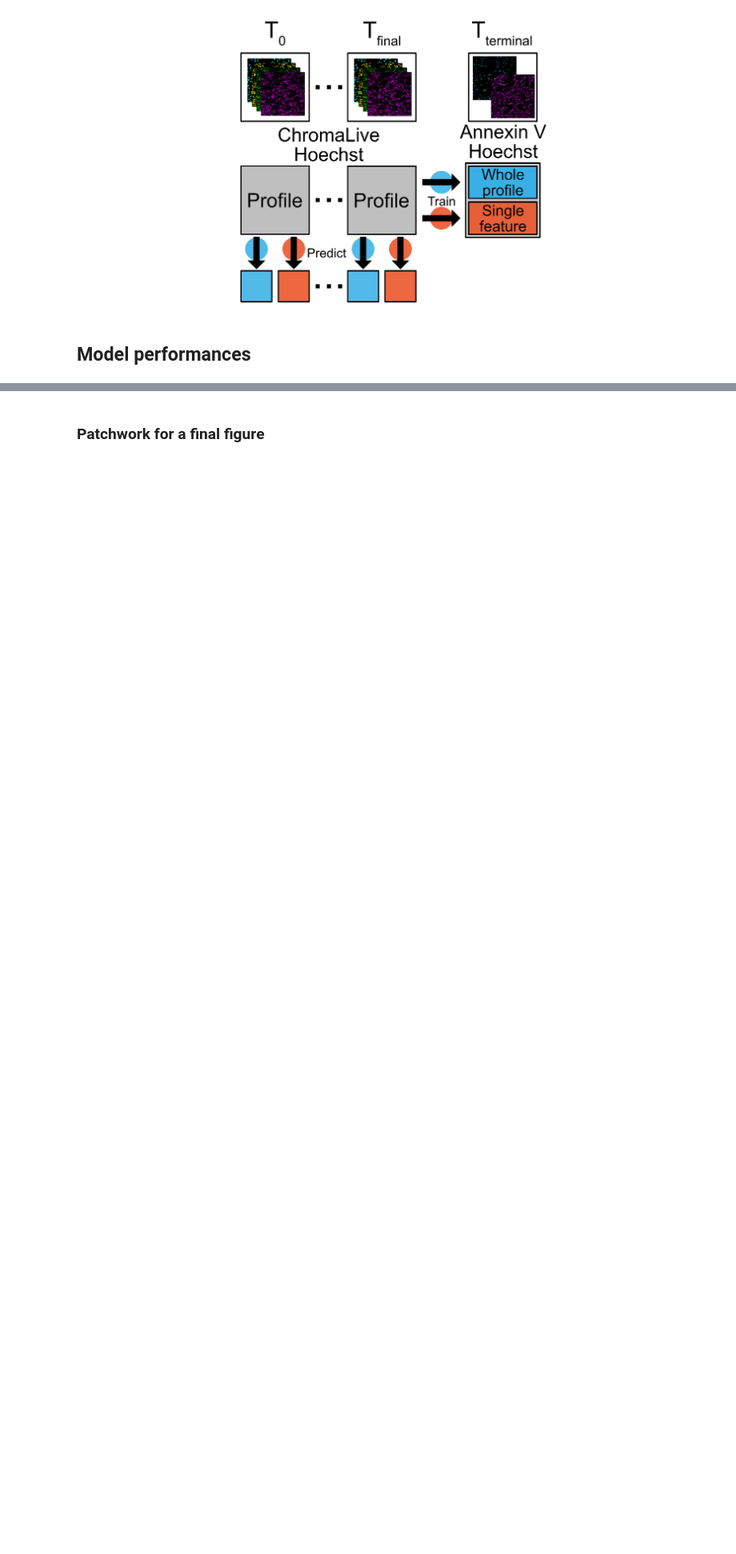
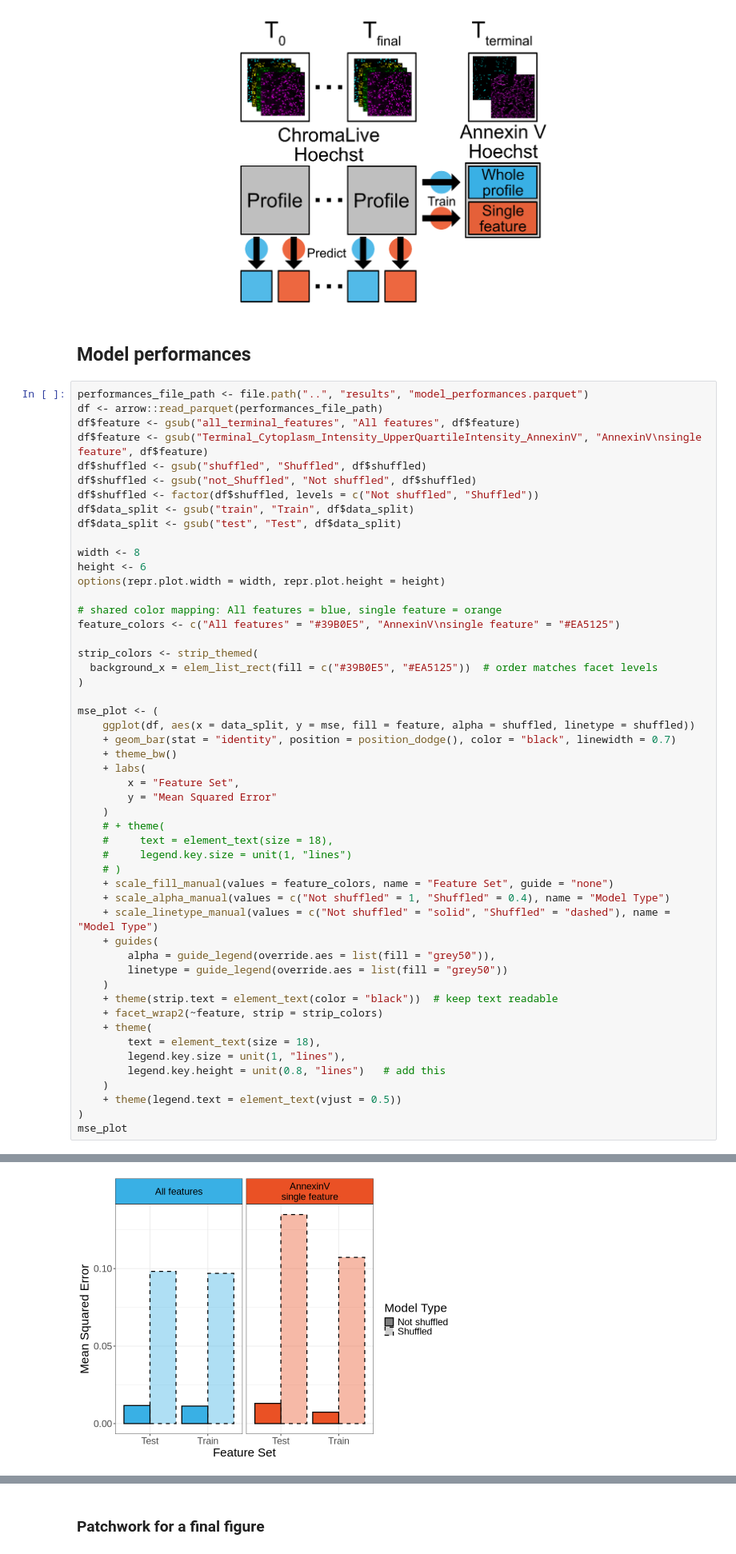
Before and after one commit to WayScience/live_cell_timelapse_apoptosis_analysis, a Jupyter notebook: 5.bulk_timelapse_model/notebooks/4.plot_results.ipynb, the cells around one changed output, grey strips where cells are left out. Shown at 80% size. Saved outputs shown, nothing was run; the diff lists cells and outputs as text; blank space fills up the shorter version.

```diff
--- a/5.bulk_timelapse_model/notebooks/4.plot_results.ipynb
+++ b/5.bulk_timelapse_model/notebooks/4.plot_results.ipynb
@@ -516,3 +492,55 @@ workflow_figure_raster
 [figure]
 # %% [markdown]
 ## Model performances
+# %%
+performances_file_path <- file.path("..", "results", "model_performances.parquet")
+df <- arrow::read_parquet(performances_file_path)
+df$feature <- gsub("all_terminal_features", "All features", df$feature)
+df$feature <- gsub("Terminal_Cytoplasm_Intensity_UpperQuartileIntensity_AnnexinV", "AnnexinV\nsingle feature", df$feature)
+df$shuffled <- gsub("shuffled", "Shuffled", df$shuffled)
+df$shuffled <- gsub("not_Shuffled", "Not shuffled", df$shuffled)
+df$shuffled <- factor(df$shuffled, levels = c("Not shuffled", "Shuffled"))
+df$data_split <- gsub("train", "Train", df$data_split)
+df$data_split <- gsub("test", "Test", df$data_split)
+
+width <- 8
+height <- 6
+options(repr.plot.width = width, repr.plot.height = height)
+
+# shared color mapping: All features = blue, single feature = orange
+feature_colors <- c("All features" = "#39B0E5", "AnnexinV\nsingle feature" = "#EA5125")
+
+strip_colors <- strip_themed(
+  background_x = elem_list_rect(fill = c("#39B0E5", "#EA5125"))  # order matches facet levels
+)
+
+mse_plot <- (
+    ggplot(df, aes(x = data_split, y = mse, fill = feature, alpha = shuffled, linetype = shuffled))
+    + geom_bar(stat = "identity", position = position_dodge(), color = "black", linewidth = 0.7)
+    + theme_bw()
+    + labs(
+        x = "Feature Set",
+        y = "Mean Squared Error"
+    )
+    # + theme(
+    #     text = element_text(size = 18),
+    #     legend.key.size = unit(1, "lines")
+    # )
+    + scale_fill_manual(values = feature_colors, name = "Feature Set", guide = "none")
+    + scale_alpha_manual(values = c("Not shuffled" = 1, "Shuffled" = 0.4), name = "Model Type")
+    + scale_linetype_manual(values = c("Not shuffled" = "solid", "Shuffled" = "dashed"), name = "Model Type")
+    + guides(
+        alpha = guide_legend(override.aes = list(fill = "grey50")),
+        linetype = guide_legend(override.aes = list(fill = "grey50"))
+    )
+    + theme(strip.text = element_text(color = "black"))  # keep text readable
+    + facet_wrap2(~feature, strip = strip_colors)
+    + theme(
+        text = element_text(size = 18),
+        legend.key.size = unit(1, "lines"),
+        legend.key.height = unit(0.8, "lines")   # add this
+    )
+    + theme(legend.text = element_text(vjust = 0.5))
+)
+mse_plot
+# %% [output]
@@ -519,3 +549,4 @@ workflow_figure_raster
+[figure, added]
 # %%
 df
 # %% [output]
```
Also changed, not shown: parts of 17 cells of this notebook, 3 other files.
